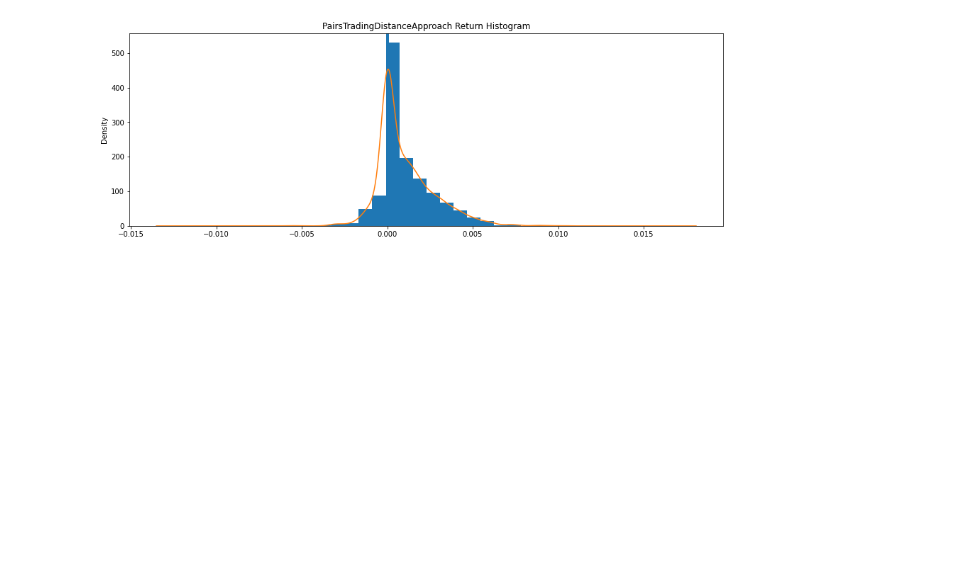
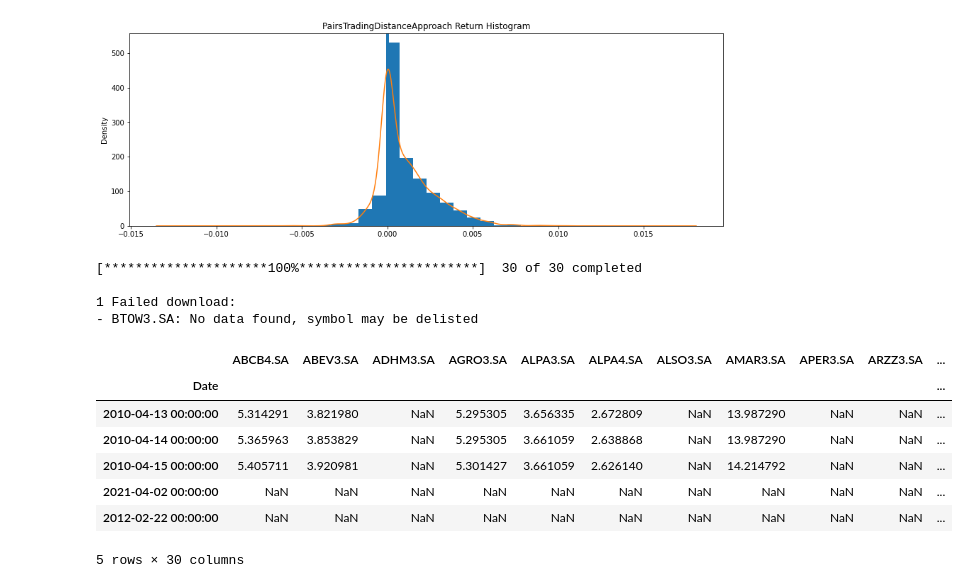
Before and after one commit to jvtdegelo/pairs_trading, a Jupyter notebook: DistanceApproach/par_bt.ipynb, the cells around one changed output. Cells and saved outputs as stored; diff of their text form; code cells hidden in the pictures; blank space fills up the shorter version.

```diff
--- a/DistanceApproach/par_bt.ipynb
+++ b/DistanceApproach/par_bt.ipynb
@@ -49,3 +54,21 @@ out.plot()
 out.plot_histogram()
 # %% [output]
 [figure]
+# %%
+brazil_data = get_brazil_stocks()
+# %% [output]
+[*********************100%***********************]  30 of 30 completed
+
+1 Failed download:
+- BTOW3.SA: No data found, symbol may be delisted
+# %%
+brazil_data.tail()
+# %% [output]
+|  | ABCB4.SA | ABEV3.SA | ADHM3.SA | AGRO3.SA | ALPA3.SA | ALPA4.SA | ALSO3.SA | AMAR3.SA | APER3.SA | ARZZ3.SA | ... |
+| Date |  |  |  |  |  |  |  |  |  |  | ... |
+| 2010-04-13 00:00:00 | 5.314291 | 3.821980 | NaN | 5.295305 | 3.656335 | 2.672809 | NaN | 13.987290 | NaN | NaN | ... |
+| 2010-04-14 00:00:00 | 5.365963 | 3.853829 | NaN | 5.295305 | 3.661059 | 2.638868 | NaN | 13.987290 | NaN | NaN | ... |
+| 2010-04-15 00:00:00 | 5.405711 | 3.920981 | NaN | 5.301427 | 3.661059 | 2.626140 | NaN | 14.214792 | NaN | NaN | ... |
+| 2021-04-02 00:00:00 | NaN | NaN | NaN | NaN | NaN | NaN | NaN | NaN | NaN | NaN | ... |
+| 2012-02-22 00:00:00 | NaN | NaN | NaN | NaN | NaN | NaN | NaN | NaN | NaN | NaN | ... |
+5 rows × 30 columns
```
Also changed, not shown: parts of 1 cell of this notebook, 1 other file.
